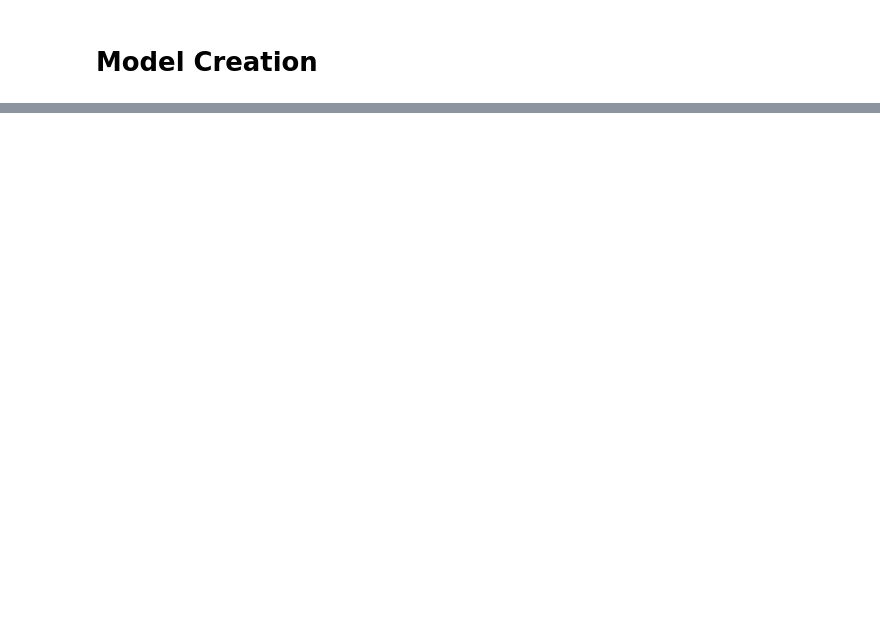
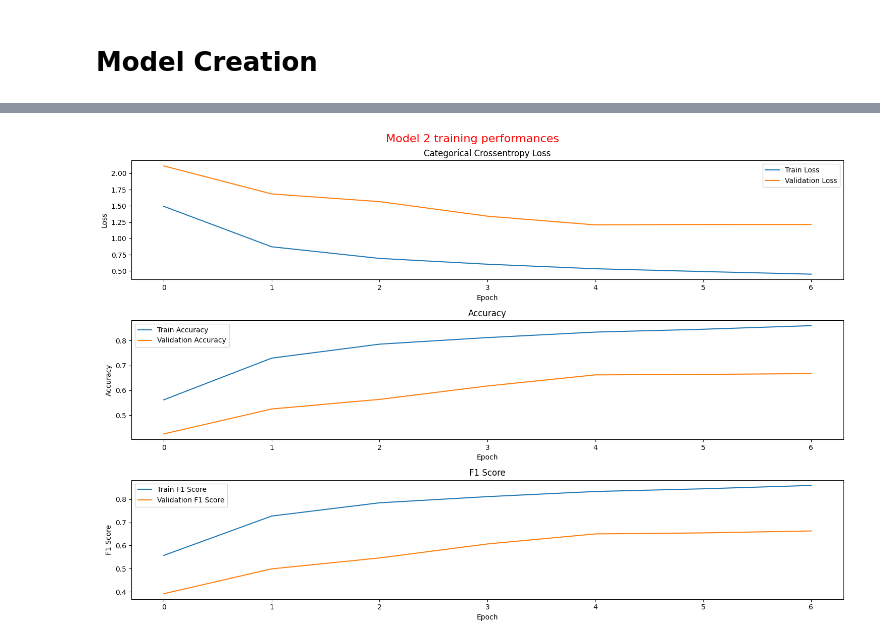
Before and after one commit to RiccardoRomeo01/Deep-Learning-Project-Work, a Jupyter notebook: DL_Project_Work.ipynb, the cells around one changed output, grey strips where cells are left out. Cells and saved outputs as stored; diff of their text form; code cells hidden in the pictures; blank space fills up the shorter version.

```diff
--- a/DL_Project_Work.ipynb
+++ b/DL_Project_Work.ipynb
@@ -542,0 +686,14 @@ Epoch 10/10
+# %%
+# MODEL2: CONV -> BN -> ReLU -> MaxPool -> FC -> ReLU -> FC
+model2 = Sequential([
+    Input(shape=INPUT_SHAPE),
+
+    Conv2D(16, 3,  activation=None),
+    BatchNormalization(),
+    Activation('relu'),
+    MaxPooling2D((2,2)),
+
+    Flatten(),
+    Dense(100, activation='relu'),
+    Dense(NUM_CLASSES, activation='softmax'),
+])
@@ -542,0 +725,21 @@ Epoch 10/10
+# %%
+model2.compile(
+    optimizer = tf.keras.optimizers.AdamW(),
+    loss = tf.keras.losses.CategoricalCrossentropy(),
+    metrics = ['accuracy',
+             tf.keras.metrics.F1Score(average='weighted', name='f1_score')],
+)
+# %%
+model2_es = tf.keras.callbacks.EarlyStopping(monitor="val_loss",
+                                             min_delta=0.01,
+                                             verbose=1,
+                                             patience=2,
+                                             restore_best_weights=True)
+# %%
+EPOCHS = 20
+history2 = model2.fit(
+    train_ds,
+    validation_data = validation_ds,
+    epochs = EPOCHS,
+    callbacks = model2_es
+)
@@ -542,0 +763,4 @@ Epoch 10/10
+# %%
+plot_model_history(history2, "Model 2 training performances")
+# %% [output]
+[figure, added]
```
Also changed, not shown: parts of 72 cells of this notebook.
